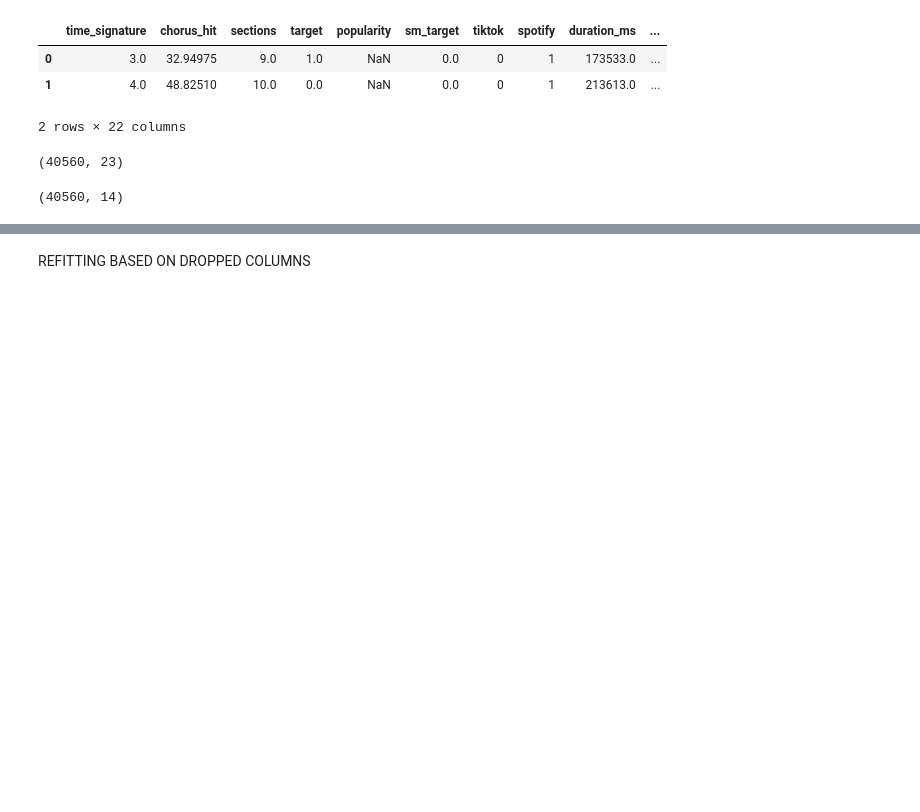
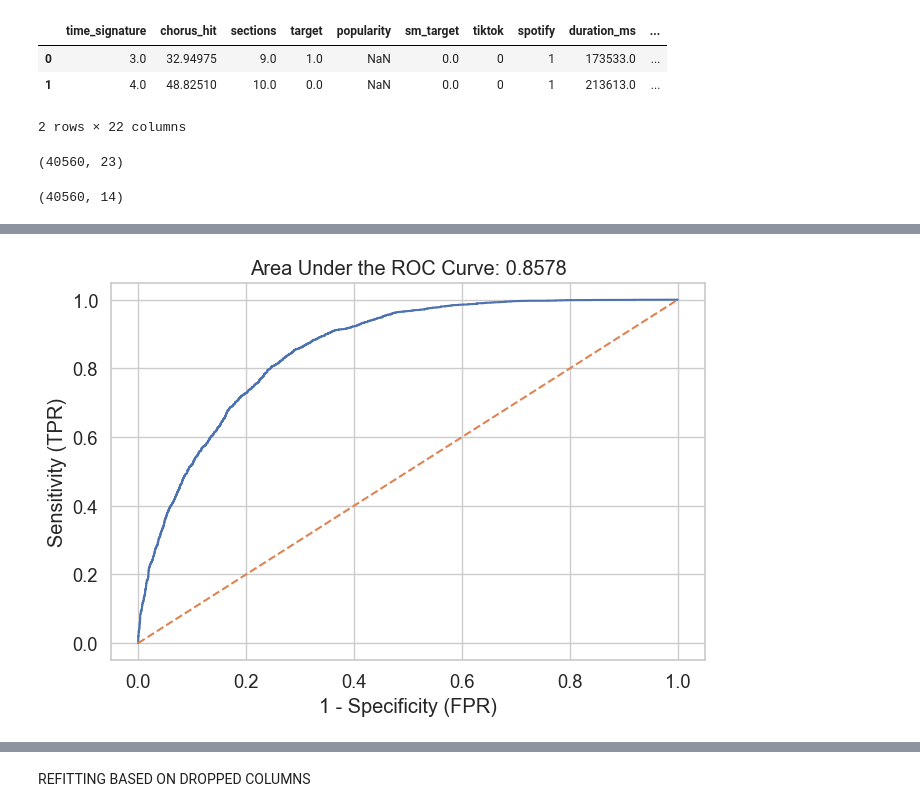
Before and after one commit to mrtz-wssl/spotify-BD, a Jupyter notebook: 01-xgb.ipynb, the cells around one changed output, grey strips where cells are left out. Drawn from its saved outputs; the diff is of its cells as text; code cells hidden in the pictures; blank space fills up the shorter version.

```diff
--- a/01-xgb.ipynb
+++ b/01-xgb.ipynb
@@ -470,0 +504,79 @@ matplotlib.use('TkAgg')  # Set the backend to a GUI-compatible backend
+# %%
+xgb2=GradientBoostingClassifier(
+                   max_depth=3,
+                   max_features=4,
+                   max_leaf_nodes=None,
+                   #min_samples_leaf=10,
+                   n_estimators=100,
+                   learning_rate=0.1)
+xgb2b = xgb2.fit(X2_train,y2_train)
+
+grad_ypred = xgb2.predict(X2_test)
+
+grad_yproba = xgb2.predict_proba(X2_test)[:,1]
+
+fpr_grad, tpr_grad, _ = roc_curve(y2_test, grad_yproba)
+plot_model(xgb2, X2_train, y2_train, X2_test, y2_test)
+
+
+#matplotlib.use('tkAgg')
+# import matplotlib.pyplot as plt
+# %matplotlib inline
+
+# feature_names = X2_train.columns
+
+# flist2 = grad_grid.best_estimator_.feature_importances_
+
+# std=np.std([flist2 for tree in grad_grid.best_estimator_.estimators_],axis=0)
+# indices = np.argsort(flist2)[::]
+
+# print(indices)
+
+# ls=feature_names[indices]
+# print(ls)
+
+# # Print the feature ranking
+# # print("Feature ranking:")
+# for f in range(X2_train.shape[1]):
+#     print("%d. feature %d (%f)" % (f + 1, indices[f] , flist2[indices[f]]))
+
+# # Plot the impurity-based feature importances of the forest
+# ax=plt.figure(figsize=(10,6))
+
+
+# #ax = fig.add_subplot(221, polar=True)
+# plt.grid(b=None)
+# #plt.title("Feature importances")
+# # barlist=plt.bar(range(X2_train.shape[1]), flist2[indices],
+# #         color="lightblue", yerr=std[indices], align="center",alpha=0.85)
+
+# barlist=plt.barh(range(X2_train.shape[1]),flist2[indices],
+#     color="steelblue", yerr=std[indices], align="center",alpha=0.75)
+
+# plt.yticks(range(X2_train.shape[1]), ls ,rotation=0,fontsize=16) #indices)
+
+# plt.xticks(fontsize=12) #indices)
+# plt.xlabel('Relative Score', fontsize=16)
+# #plt.xlim([-1, X2_train.shape[1]])
+# plt.gcf().subplots_adjust(bottom=0.15)
+# plt.tight_layout()
+# barlist[-1].set_color('darkorange')
+
+# for i in range(0,5):
+#     barlist[i].set_color('grey')
+# #barlist[1].set_color('grey')
+# plt.savefig("xg_featimportance.pdf")
+# plt.show()
+
+# X3_train = X2_train.drop(['tempo','mode','key','speechiness','energy'], axis = 1)
+# X3_test = X2_test.drop(['tempo','mode','key','speechiness','energy'], axis = 1)
+
+
+columns_to_delete = ['tempo', 'mode', 'key', 'speechiness', 'energy']
+
+# Convert the column names to column indices
+column_indices = [column_name in X2_test.columns for column_name in columns_to_delete]
+
+# Use NumPy's indexing to select the desired columns and create a new ndarray without those columns
+X3_test = X2_test[:, ~np.array(column_indices)]
+# %% [output]
@@ -470,0 +592 @@ matplotlib.use('TkAgg')  # Set the backend to a GUI-compatible backend
+[figure, added]
```
Also changed, not shown: parts of 20 cells of this notebook, 3 other files.
